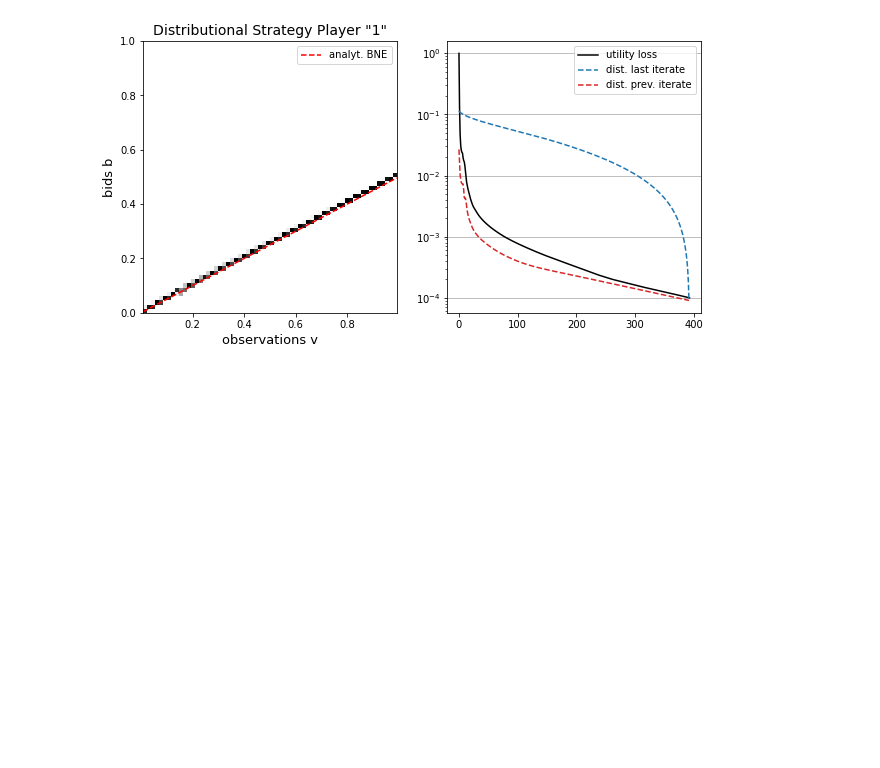
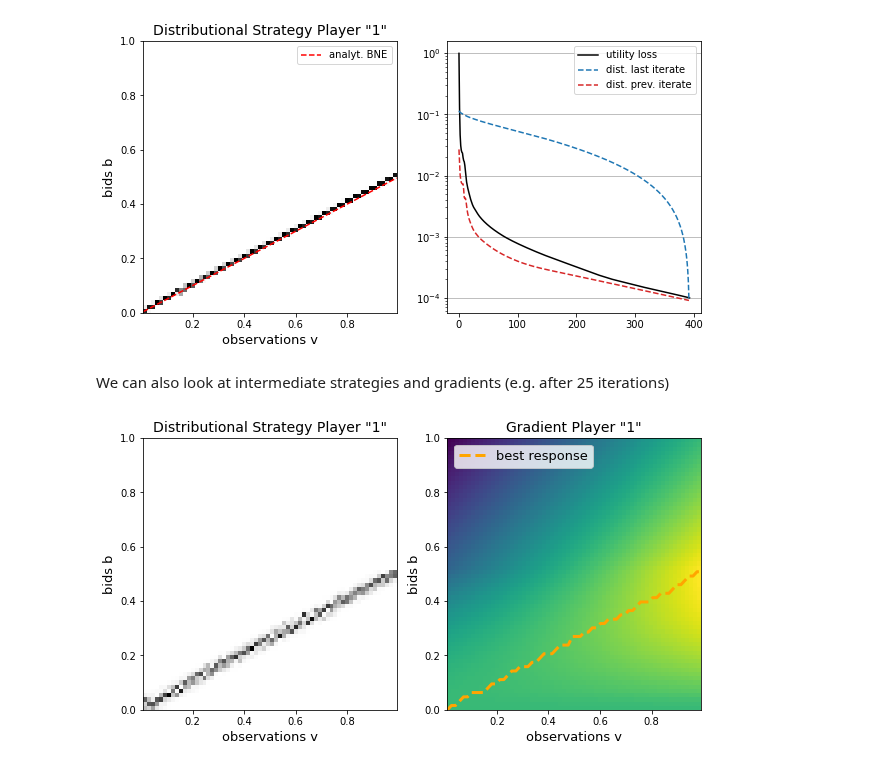
Before and after one commit to MOberlechner/soda, a Jupyter notebook: notebooks/examples/single_item_auction.ipynb, the cells around one changed output. Saved outputs shown, nothing was run; the diff lists cells and outputs as text; code cells hidden in the pictures; blank space fills up the shorter version.

```diff
--- a/notebooks/examples/single_item_auction.ipynb
+++ b/notebooks/examples/single_item_auction.ipynb
@@ -75,3 +77,9 @@ beta = mechanism.get_bne('1', strategies['1'].o_discr)
 strategies['1'].plot(more=True, beta=beta)
 # %% [output]
 [figure]
+# %% [markdown]
+We can also look at intermediate strategies and gradients (e.g. after 25 iterations)
+# %%
+strategies['1'].plot(grad=True, iter=25)
+# %% [output]
+[figure, added]
```
Also changed, not shown: parts of 1 cell of this notebook, 1 other file.
